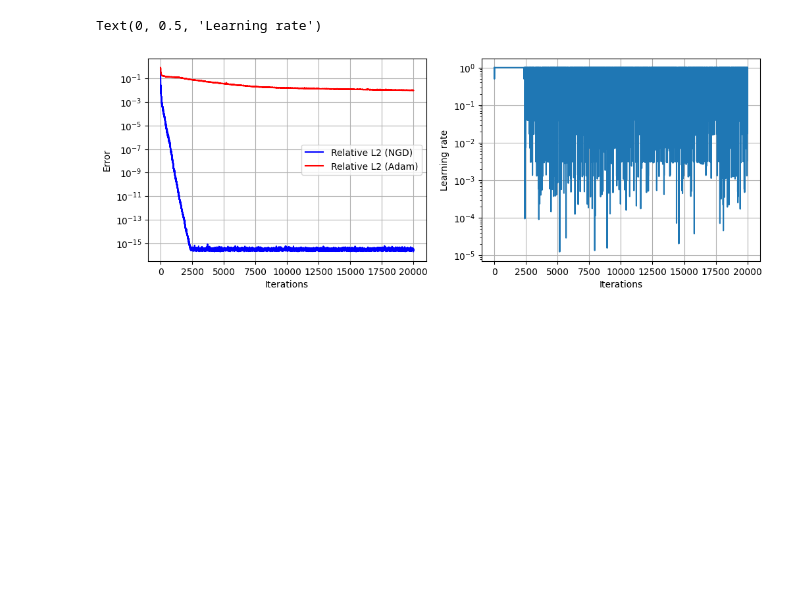
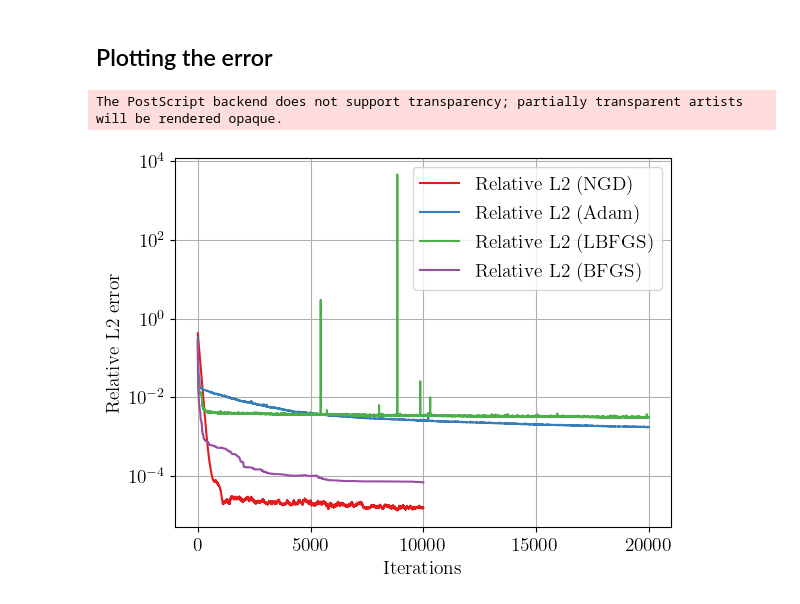
Before and after one commit to chmda/ctt, a Jupyter notebook: notebooks/ngd_full.ipynb, the cells around one changed output. Saved outputs shown, nothing was run; the diff lists cells and outputs as text; code cells hidden in the pictures; blank space fills up the shorter version.

```diff
--- a/notebooks/ngd_full.ipynb
+++ b/notebooks/ngd_full.ipynb
@@ -78,7 +98,7 @@ def target(x: Float[Array, "d"]) -> Float[Array, "m"]:
 # %%
 key, train_key, val_key = random.split(key, 3)
 
-domain = (-1., 1.)
+domain = (0., 1.)
 N_train = 1_000_000
 X_train = random.uniform(key=train_key, shape=(N_train, d), minval=domain[0], maxval=domain[1])
 # X_train = random.normal(key=train_key, shape=(N_train, d))
@@ -330,6 +367,6 @@ params_gd, (train_losses_gd, val_losses_gd), learning_rates_gd = gradient_descen
                                                                               params=init_controls,
                                                                               opt_steps=20_000,
                                                                               training_key=training_key,
-                                                                              batch_size=64,
+                                                                              batch_size=128,
                                                                               backtracking=True)
 # %% [output]
@@ -352,0 +427,15 @@ Iter 19995 | Loss: 2.518e-05 | Val loss: 3.344e-05
+# %%
+import jaxopt
+
+solver = jaxopt.BFGS(fun=compute_loss)
+params = init_controls
+X, y = X_train[:4096], y_train[:4096]
+state = solver.init_state(params, x=X, y=y)
+val_losses_bfgs = []
+
+for k in range(10_000):
+    params, state = solver.update(params, state, x=X, y=y)
+    val_loss = compute_loss(params, x=X_val, y=y_val)
+    val_losses_bfgs.append(val_loss)
+    if k % 5 == 0:
+        print(f"Iter {k} | Loss: {state.value:.3e} | Val loss: {val_loss:.3e}")
@@ -353,25 +460,45 @@ Iter 19995 | Loss: 2.518e-05 | Val loss: 3.344e-05
+# %% [markdown]
+## Plotting the error
 # %%
-fig, axes = plt.subplots(ncols=2, figsize=(12, 4))
+from matplotlib import colormaps
+from cycler import cycler
 
 y_val_norm = jnp.mean(optax.l2_loss(jnp.zeros_like(y_val), y_val))
 
 # plot NGD losses
 val_losses_ng = jnp.asarray(val_losses_ng)
 val_losses_gd = jnp.asarray(val_losses_gd)
+val_losses_lbfgs = jnp.asarray(val_losses_lbfgs)
+val_losses_bfgs = jnp.asarray(val_losses_bfgs)
 
-axes[0].semilogy(jnp.arange(len(val_losses_ng)), jnp.sqrt(val_losses_ng/y_val_norm), label="Relative L2 (NGD)", color="blue")
-axes[0].semilogy(jnp.arange(len(val_losses_gd)), jnp.sqrt(val_losses_gd/y_val_norm), label="Relative L2 (Adam)", color="red")
+plt.rcParams.update({"axes.prop_cycle": cycler(color=colormaps["Set1"].colors)})
 
-axes[0].grid()
-axes[0].legend()
-axes[0].set_xlabel("Iterations")
-axes[0].set_ylabel("Error")
+plt.semilogy(jnp.arange(len(val_losses_ng)),
+             jnp.sqrt(val_losses_ng/y_val_norm),
+             label="Relative L2 (NGD)")
+plt.semilogy(jnp.arange(len(val_losses_gd)),
+             jnp.sqrt(val_losses_gd/y_val_norm),
+             label="Relative L2 (Adam)")
+plt.semilogy(jnp.arange(len(val_losses_lbfgs)),
+             jnp.sqrt(val_losses_lbfgs/y_val_norm),
+             label="Relative L2 (LBFGS)")
+plt.semilogy(jnp.arange(len(val_losses_bfgs)),
+             jnp.sqrt(val_losses_bfgs/y_val_norm),
+             label="Relative L2 (BFGS)")
 
-# plot learning rates
-axes[1].semilogy(learning_rates_ng)
-axes[1].grid()
-axes[1].set_xlabel("Iterations")
-axes[1].set_ylabel("Learning rate")
+plt.grid()
+plt.legend()
+plt.xlabel("Iterations")
+plt.ylabel("Relative L2 error")
+plt.savefig("error.eps", format="eps", dpi=1200)
+# plt.clf()
+# plt.cla()
+
+# # plot learning rates
+# plt.semilogy(learning_rates_ng)
+# plt.grid()
+# plt.xlabel("Iterations")
+# plt.ylabel("Learning rate")
 # %% [output]
-Text(0, 0.5, 'Learning rate')
+The PostScript backend does not support transparency; partially transparent artists will be rendered opaque.
-[figure, old version]
+[figure, new version]
```
Also changed, not shown: parts of 18 cells of this notebook, 8 other files.
